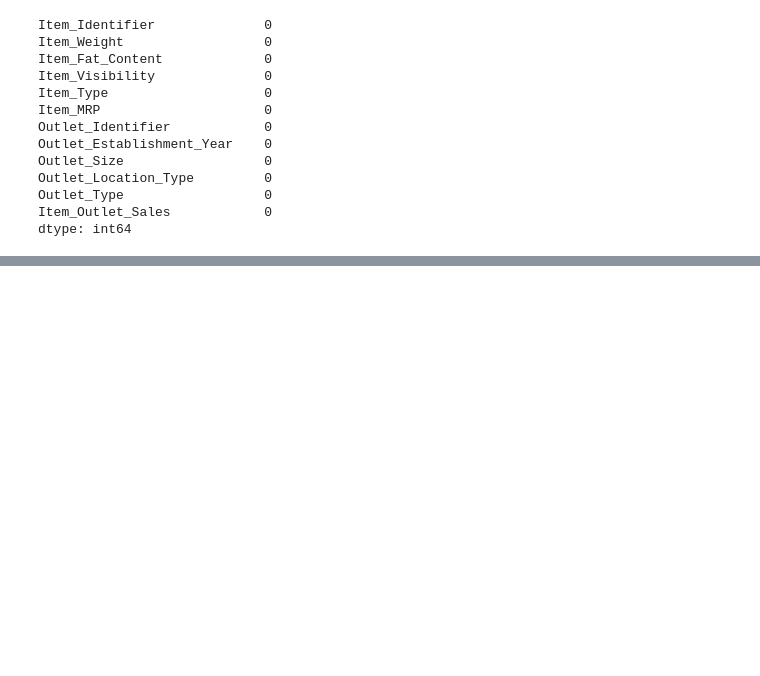
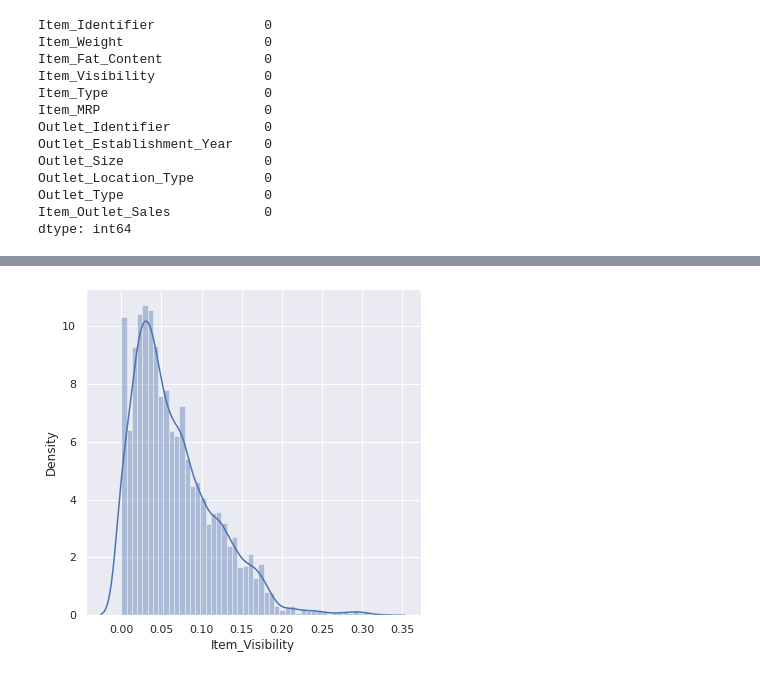
Before and after one commit to olexy/da_ds_ml, a Jupyter notebook: ShopRite.ipynb, the cells around one changed output, grey strips where cells are left out. Drawn from its saved outputs; the diff is of its cells as text; code cells hidden in the pictures; blank space fills up the shorter version.

```diff
--- a/ShopRite.ipynb
+++ b/ShopRite.ipynb
@@ -147,0 +173,7 @@ dtype: int64
+# %%
+# Item Visibility distribution
+plt.figure(figsize=(6,6))
+sns.distplot(df_train['Item_Visibility'])
+plt.show()
+# %% [output]
+[figure, added]
```
Also changed, not shown: parts of 16 cells of this notebook.
